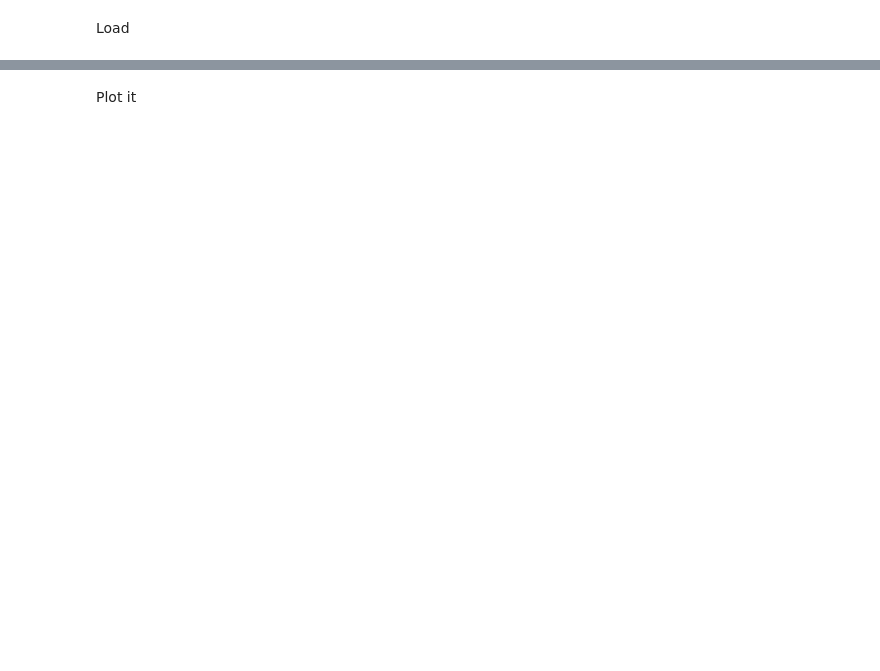
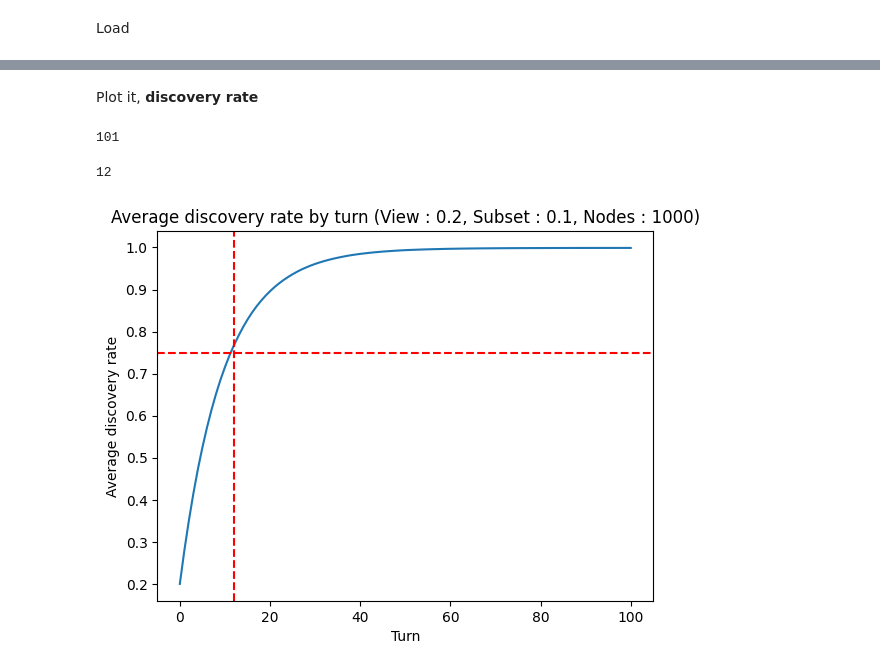
Before and after one commit to adribr53/LINFO2345-Project, a Jupyter notebook: log.ipynb, the cells around one changed output, grey strips where cells are left out. Drawn from its saved outputs; the diff is of its cells as text; code cells hidden in the pictures; blank space fills up the shorter version.

```diff
--- a/log.ipynb
+++ b/log.ipynb
@@ -3,12 +3,13 @@ import pandas as pd # it's about to RAM
 import numpy as np
 import matplotlib.pyplot as plt
 
-n_nodes=1000
-n_turns=80
-size_view=0.1
-size_subset=0.05
+n_nodes=1000 # attention à ne pas override les graphs
+n_turns=100
+size_view=0.2
+size_subset=0.1
 # %% [markdown]
 Load
 # %%
-df = pd.read_csv(f'log_{n_nodes}_{int(size_view*100)}.csv')
+df = pd.read_csv('log.csv')
+#df = pd.read_csv(f'log_{n_nodes}_{int(size_view*100)}.csv')
 df.head()
@@ -15,27 +23,43 @@ df.head()
 # %% [markdown]
-Plot it
+Plot it, **discovery rate**
 # %%
 discovery_rates = {}
 discovered_sets = [set() for i in range(n_nodes+1)]
+views = [[set() for turn in range(n_turns+1)]  for i in range(n_nodes+1)]
+print(len(views[0]))
 for turn in range(n_turns+1):
     turn_df = df[df['Turn']==turn]
     discovery_rates[turn]=[]
     for i in range(1,n_nodes+1):
         discovered = discovered_sets[i]
+        view = views[i][turn]
         node_df = turn_df[turn_df['Id']==i]
-        [discovered.add(_ ) for _ in node_df['Node']]
+        [(discovered.add(_),view.add(_)) for _ in node_df['Node']]
         discovery_rates[turn].append(len(discovered)/n_nodes)
+# %% [output]
+101
 # %%
+th = 0.75
+
 turns = [_ for _ in range(n_turns+1)]
 discovery_rates = [np.mean(discovery_rates[_]) for _ in turns]
-#for turn in range(60):
-#    print(np.mean(discovery_rates[turn]))
+
+import bisect
+def find_ge(rates, th):
+    i = bisect.bisect_left(rates, th)
+    return i
+turn_th = find_ge(discovery_rates, th)
+print(turn_th)
 plt.plot(turns, discovery_rates)
-
+plt.axhline(y=th, color='red', linestyle='--')
+plt.axvline(x=turn_th, color='red', linestyle='--')
 # Adding the title
 plt.title(f"Average discovery rate by turn (View : {size_view}, Subset : {size_subset}, Nodes : {n_nodes})")
 
 # Adding the labels
 plt.ylabel("Average discovery rate")
 plt.xlabel("Turn")
 plt.show()
+# %% [output]
+12
+[figure, added]
```
Also changed, not shown: parts of 6 cells of this notebook, 1 other file.
